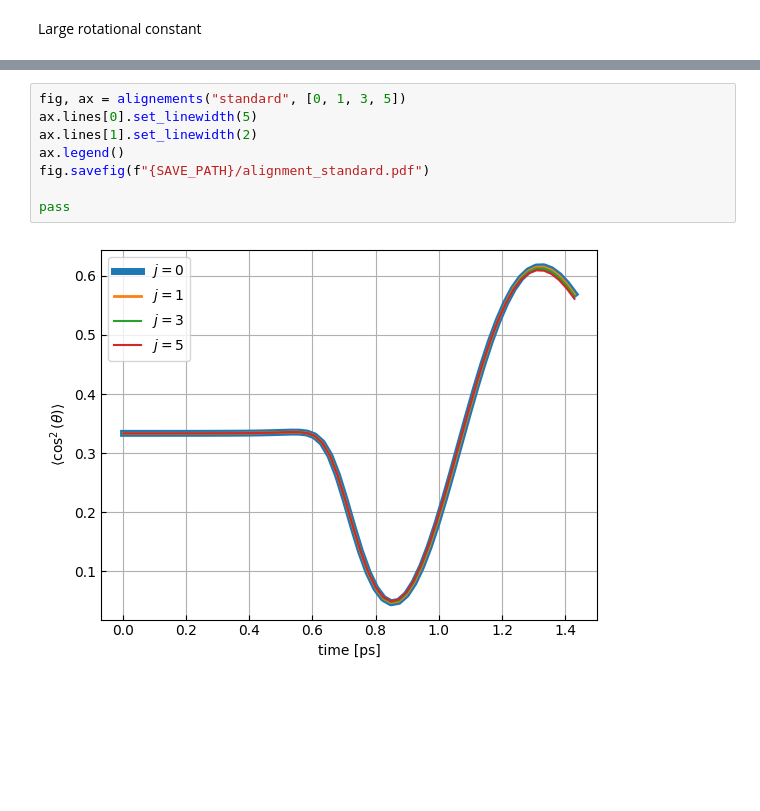
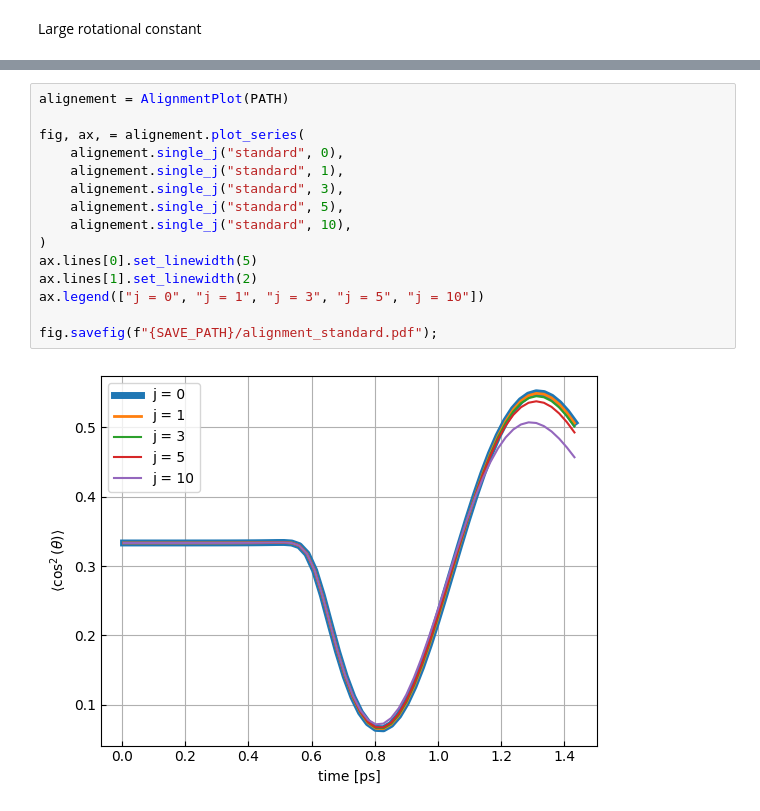
Before and after one commit to Wleter/NeOcs, a Jupyter notebook: analysis/animations.ipynb, the cells around one changed output, grey strips where cells are left out. Drawn from its saved outputs; the diff is of its cells as text; blank space fills up the shorter version.

```diff
--- a/analysis/animations.ipynb
+++ b/analysis/animations.ipynb
@@ -89,10 +77,17 @@ anim.save(f'{SAVE_PATH}/standard_1_1_polar_animation.gif', writer="pillow", fps=
 # %%
-fig, ax = alignements("standard", [0, 1, 3, 5])
+alignement = AlignmentPlot(PATH)
+
+fig, ax, = alignement.plot_series(
+    alignement.single_j("standard", 0),
+    alignement.single_j("standard", 1),
+    alignement.single_j("standard", 3),
+    alignement.single_j("standard", 5),
+    alignement.single_j("standard", 10),
+)
 ax.lines[0].set_linewidth(5)
 ax.lines[1].set_linewidth(2)
-ax.legend()
-fig.savefig(f"{SAVE_PATH}/alignment_standard.pdf")
+ax.legend(["j = 0", "j = 1", "j = 3", "j = 5", "j = 10"])
 
-pass
+fig.savefig(f"{SAVE_PATH}/alignment_standard.pdf");
 # %% [output]
-[figure, old version]
+[figure, new version]
```
Also changed, not shown: parts of 18 cells of this notebook, 39 other files.
